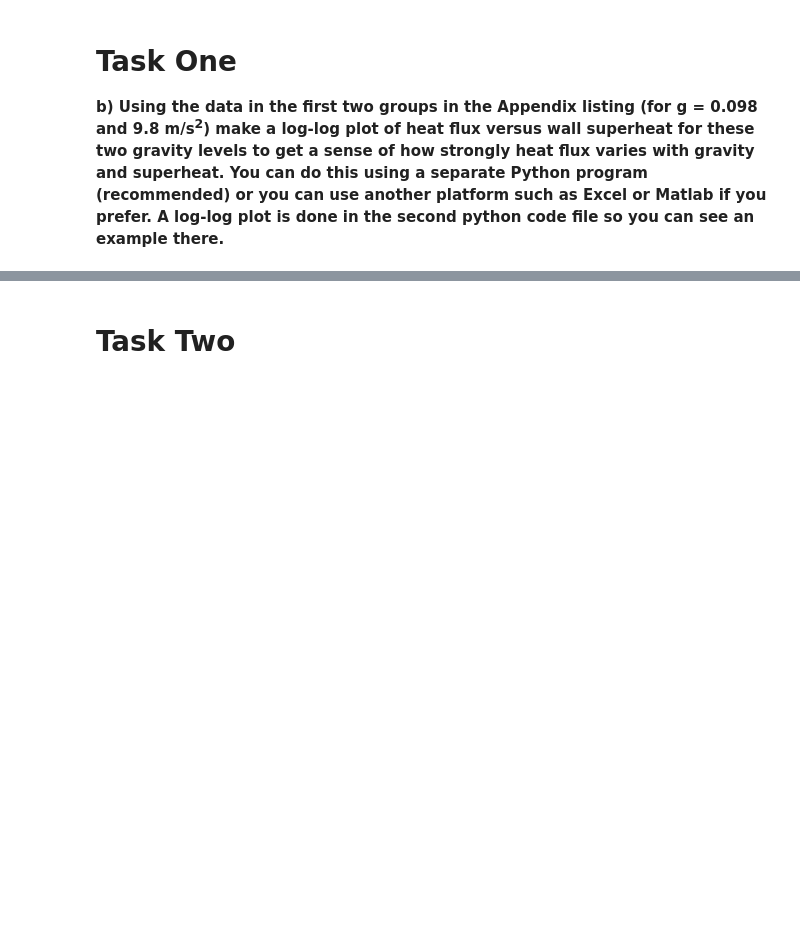
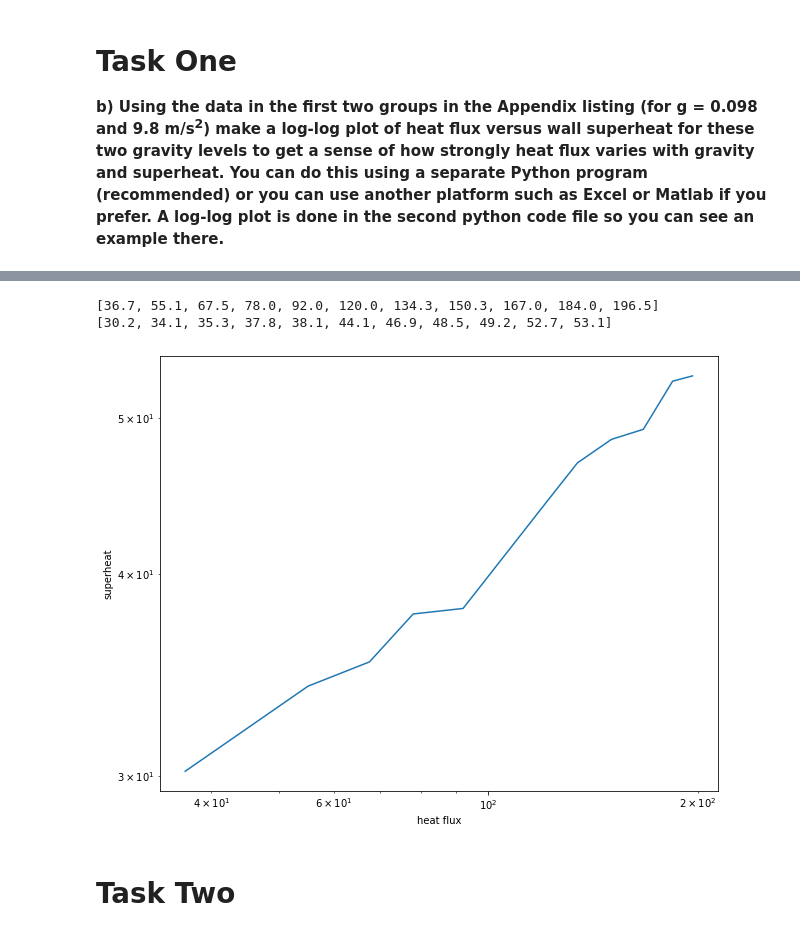
Before and after one commit to joshuaaduarte/Gravitational-Boiling-Machine-Learning, a Jupyter notebook: projectOne.ipynb, the cells around one changed output, grey strips where cells are left out. Drawn from its saved outputs; the diff is of its cells as text; code cells hidden in the pictures; blank space fills up the shorter version.

```diff
--- a/projectOne.ipynb
+++ b/projectOne.ipynb
@@ -317,3 +206,26 @@ for j in range(DI):
+# %%
+%store -r ydata
+import matplotlib.pyplot as plt
+import numpy as np
+arrdata=np.array(ydata)
+i=0
+hf=[]
+sh=[]
+for i in range(ND):
+    if arrdata[i,2]==9.8:
+        hf.append(arrdata[i,0])
+        sh.append(arrdata[i,1])
+print(hf)
+print(sh)
+plt.plot(hf,sh)
+plt.xlabel('heat flux')
+plt.ylabel('superheat')
+plt.loglog()
+plt.show()
+# %% [output]
+[36.7, 55.1, 67.5, 78.0, 92.0, 120.0, 134.3, 150.3, 167.0, 184.0, 196.5]
+[30.2, 34.1, 35.3, 37.8, 38.1, 44.1, 46.9, 48.5, 49.2, 52.7, 53.1]
+[figure, added]
 # %% [markdown]
 # Task Two
 # %%
```
Also changed, not shown: parts of 2 cells of this notebook.
